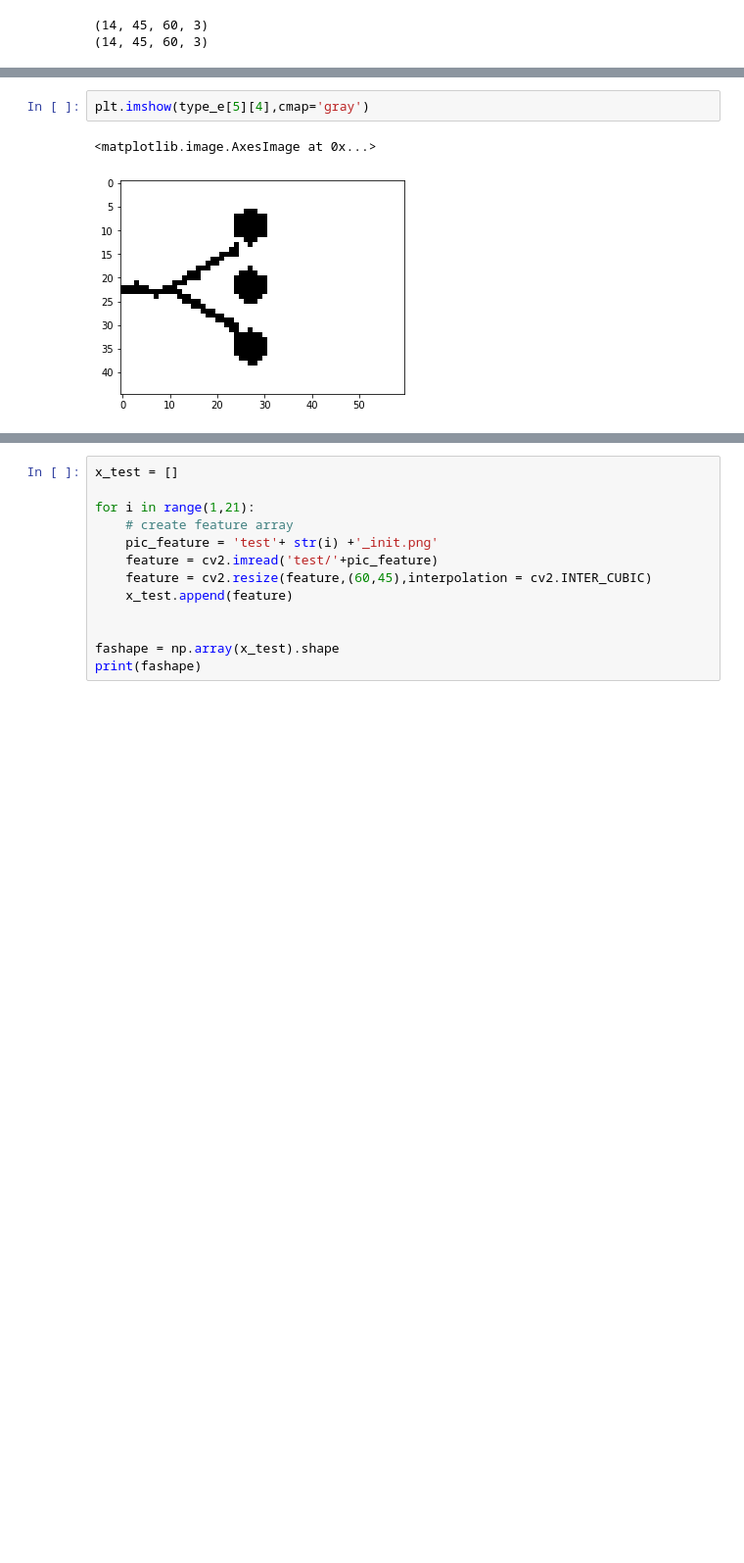
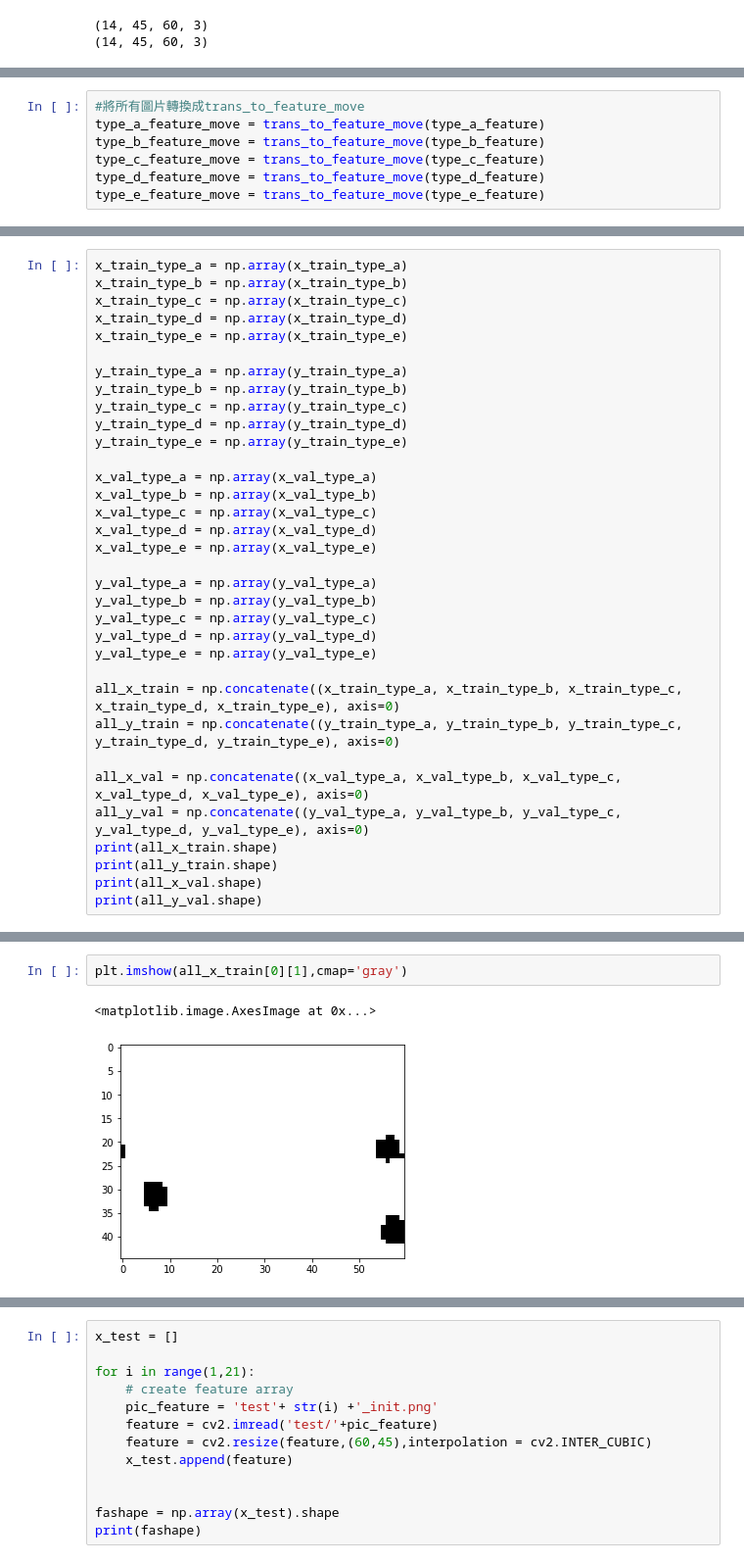
Before and after one commit to LiuYiShan613/ML_FIANL, a Jupyter notebook: conv_lstm.ipynb, the cells around one changed output, grey strips where cells are left out. Shown at 98% size. Saved outputs shown, nothing was run; the diff lists cells and outputs as text; blank space fills up the shorter version.

```diff
--- a/conv_lstm.ipynb
+++ b/conv_lstm.ipynb
@@ -183,0 +207,7 @@ print(np.array(type_e_label).shape)
+# %%
+#將所有圖片轉換成trans_to_feature_move
+type_a_feature_move = trans_to_feature_move(type_a_feature)
+type_b_feature_move = trans_to_feature_move(type_b_feature)
+type_c_feature_move = trans_to_feature_move(type_c_feature)
+type_d_feature_move = trans_to_feature_move(type_d_feature)
+type_e_feature_move = trans_to_feature_move(type_e_feature)
@@ -225,0 +397,34 @@ type_e = trans_to_move(type_e_feature,type_e_label)
+# %%
+x_train_type_a = np.array(x_train_type_a)
+x_train_type_b = np.array(x_train_type_b)
+x_train_type_c = np.array(x_train_type_c)
+x_train_type_d = np.array(x_train_type_d)
+x_train_type_e = np.array(x_train_type_e)
+
+y_train_type_a = np.array(y_train_type_a)
+y_train_type_b = np.array(y_train_type_b)
+y_train_type_c = np.array(y_train_type_c)
+y_train_type_d = np.array(y_train_type_d)
+y_train_type_e = np.array(y_train_type_e)
+
+x_val_type_a = np.array(x_val_type_a)
+x_val_type_b = np.array(x_val_type_b)
+x_val_type_c = np.array(x_val_type_c)
+x_val_type_d = np.array(x_val_type_d)
+x_val_type_e = np.array(x_val_type_e)
+
+y_val_type_a = np.array(y_val_type_a)
+y_val_type_b = np.array(y_val_type_b)
+y_val_type_c = np.array(y_val_type_c)
+y_val_type_d = np.array(y_val_type_d)
+y_val_type_e = np.array(y_val_type_e)
+
+all_x_train = np.concatenate((x_train_type_a, x_train_type_b, x_train_type_c, x_train_type_d, x_train_type_e), axis=0)
+all_y_train = np.concatenate((y_train_type_a, y_train_type_b, y_train_type_c, y_train_type_d, y_train_type_e), axis=0)
+
+all_x_val = np.concatenate((x_val_type_a, x_val_type_b, x_val_type_c, x_val_type_d, x_val_type_e), axis=0)
+all_y_val = np.concatenate((y_val_type_a, y_val_type_b, y_val_type_c, y_val_type_d, y_val_type_e), axis=0)
+print(all_x_train.shape)
+print(all_y_train.shape)
+print(all_x_val.shape)
+print(all_y_val.shape)
@@ -226,5 +436,5 @@ type_e = trans_to_move(type_e_feature,type_e_label)
 # %%
-plt.imshow(type_e[5][4],cmap='gray')
+plt.imshow(all_x_train[0][1],cmap='gray')
 # %% [output]
 <matplotlib.image.AxesImage at 0x...>
-[figure, old version]
+[figure, new version]
```
Also changed, not shown: parts of 48 cells of this notebook.
